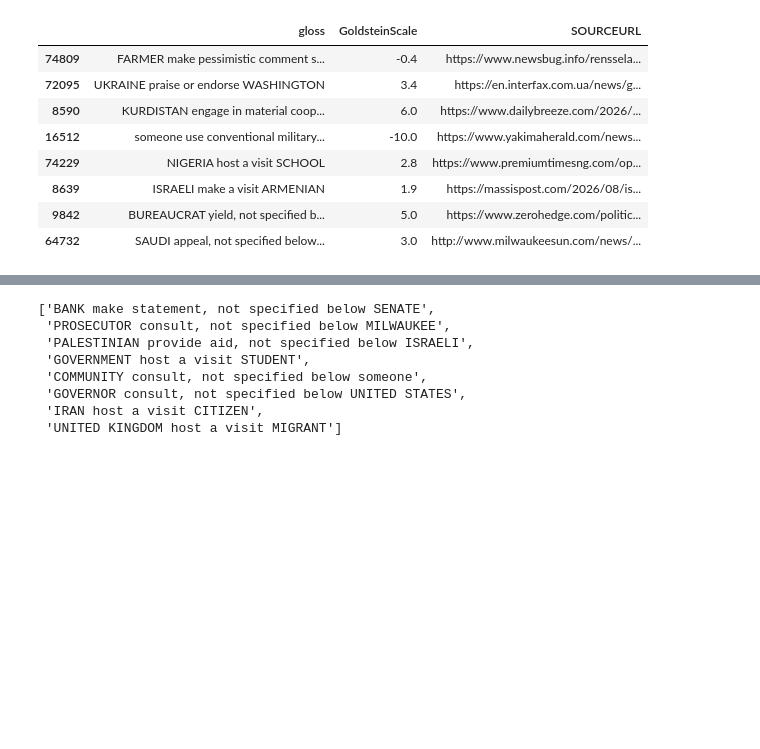
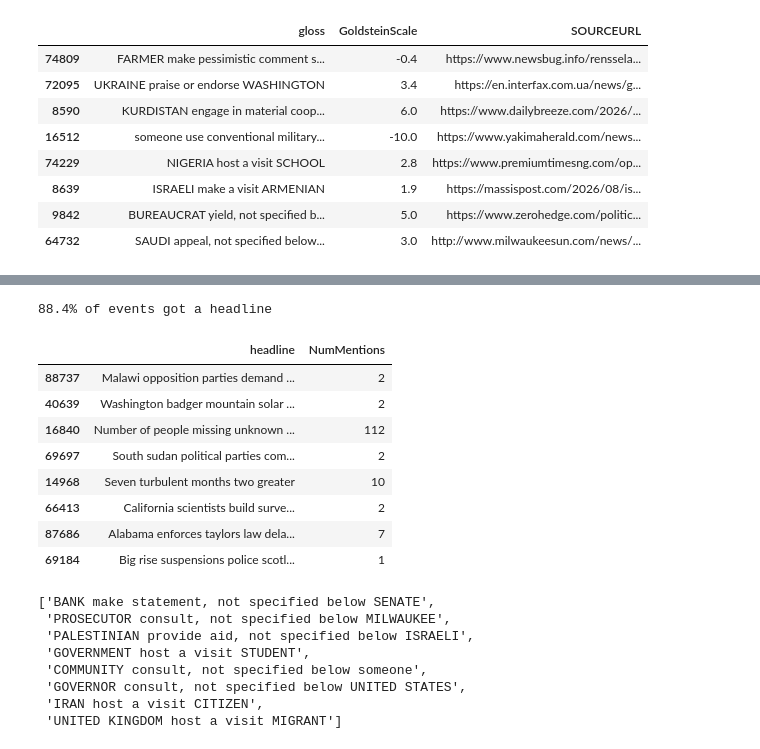
Before and after one commit to diegojramirezs7/zitygeist-data, a Jupyter notebook: notebooks/gdelt/gdelt.ipynb, the cells around one changed output, grey strips where cells are left out. Saved outputs shown, nothing was run; the diff lists cells and outputs as text; code cells hidden in the pictures; blank space fills up the shorter version.

Commit message:
Add headline enrichment to events

```diff
--- a/notebooks/gdelt/gdelt.ipynb
+++ b/notebooks/gdelt/gdelt.ipynb
@@ -467,3 +475,47 @@ glossed[["gloss", "GoldsteinScale", "SOURCEURL"]].sample(8, random_state=1)
+# %%
+import re
+
+_LEADING_ID_RE = re.compile(r"^\d+\.")            # CMS-style numeric prefix, e.g. "26437230.murderer-..."
+_EXT_RE = re.compile(r"\.(html?|aspx?|php)$", re.IGNORECASE)
+_ID_TOKEN_RE = re.compile(r"^(?=.*\d)[0-9a-f]+$", re.IGNORECASE)  # hex chars w/ >=1 digit -> an id, not a word
+_NUMERIC_RE = re.compile(r"^[\d.]+$")                             # pure numbers/decimals -> ids, not words
+
+def slug_to_headline(url: str) -> str | None:
+    """Best-effort real headline straight from the URL — no article fetch needed."""
+    segments = re.split(r"[/?]", url)
+    candidates = [s for s in segments if s.count("-") >= 3]
+    if not candidates:
+        return None
+    best = _EXT_RE.sub("", max(candidates, key=len))
+    best = _LEADING_ID_RE.sub("", best)
+    words = [w for w in best.replace("_", "-").split("-")
+             if w and not _ID_TOKEN_RE.match(w) and not _NUMERIC_RE.match(w)]
+    if len(words) < 3:
+        return None
+    text = " ".join(words)
+    return text[0].upper() + text[1:]
+
+
+HEADLINE_COLS = ["GlobalEventID", "ActionGeo_CountryCode", "ActionGeo_Type",
+                  "ActionGeo_FullName", "SOURCEURL", "NumMentions"]
+headlined = fetch_gdelt_day(GKG_DAY, HEADLINE_COLS)
+headlined["headline"] = headlined["SOURCEURL"].apply(slug_to_headline)
+
+print(f"{headlined['headline'].notna().mean():.1%} of events got a headline")
+# %% [output]
+88.4% of events got a headline
+# %%
+headlined.dropna(subset=["headline"])[["headline", "NumMentions"]].sample(8)
+# %% [output]
+|  | headline | NumMentions |
+| 88737 | Malawi opposition parties demand ... | 2 |
+| 40639 | Washington badger mountain solar ... | 2 |
+| 16840 | Number of people missing unknown ... | 112 |
+| 69697 | South sudan political parties com... | 2 |
+| 14968 | Seven turbulent months two greater | 10 |
+| 66413 | California scientists build surve... | 2 |
+| 87686 | Alabama enforces taylors law dela... | 7 |
+| 69184 | Big rise suspensions police scotl... | 1 |
 # %%
 list(glossed['gloss'].sample(8))
 # %% [output]
```
Also changed, not shown: parts of 1 cell of this notebook, 1 other file.
